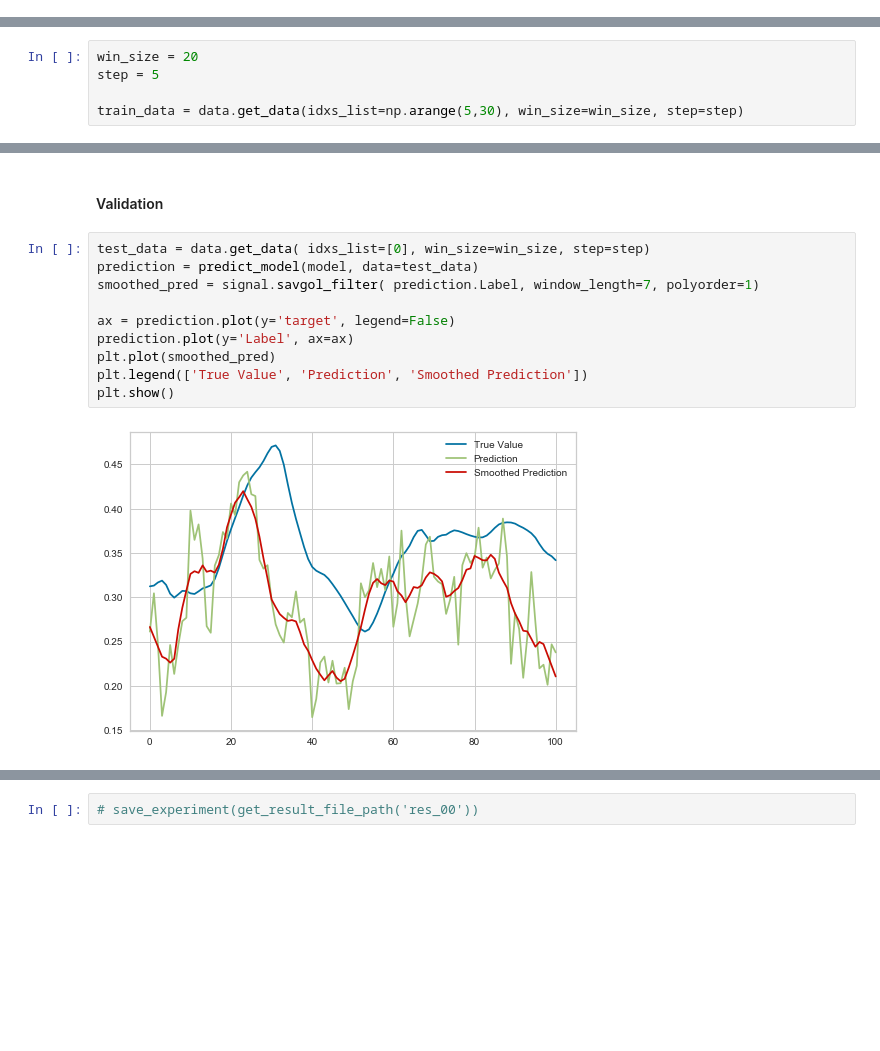
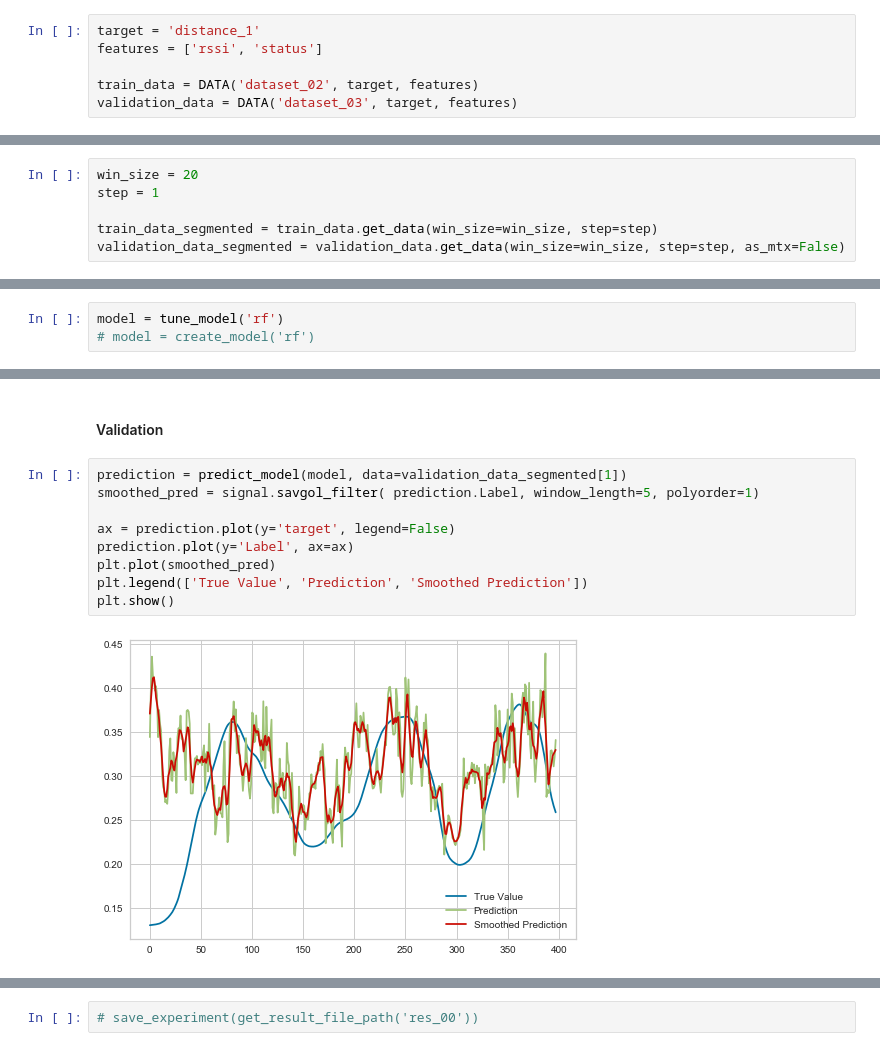
Before and after one commit to negargolestani/kinect_motion_tracking, a Jupyter notebook: regression_ml.ipynb, the cells around one changed output, grey strips where cells are left out. Saved outputs shown, nothing was run; the diff lists cells and outputs as text; blank space fills up the shorter version.

Commit message:
data

```diff
--- a/regression_ml.ipynb
+++ b/regression_ml.ipynb
@@ -66,12 +54,19 @@ data = DATA(
+# %%
+target = 'distance_1'
+features = ['rssi', 'status']
+
+train_data = DATA('dataset_02', target, features)
+validation_data = DATA('dataset_03', target, features)
 # %% [markdown]
 # Regression
 # %% [markdown]
 #### Sliding Window
 # %%
 win_size = 20
-step = 5
+step = 1
 
-train_data = data.get_data(idxs_list=np.arange(5,30), win_size=win_size, step=step)
+train_data_segmented = train_data.get_data(win_size=win_size, step=step)
+validation_data_segmented = validation_data.get_data(win_size=win_size, step=step, as_mtx=False)
 # %% [markdown]
 #### Setup
 # %%
@@ -124,0 +101,3 @@ model = tune_model('gbr')
+# %%
+model = tune_model('rf')
+# model = create_model('rf')
@@ -130,14 +117,13 @@ plot_model(model, plot='error')
 # %% [markdown]
 #### Validation
 # %%
-test_data = data.get_data( idxs_list=[0], win_size=win_size, step=step)
-prediction = predict_model(model, data=test_data)
-smoothed_pred = signal.savgol_filter( prediction.Label, window_length=7, polyorder=1)
+prediction = predict_model(model, data=validation_data_segmented[1])
+smoothed_pred = signal.savgol_filter( prediction.Label, window_length=5, polyorder=1)
 
 ax = prediction.plot(y='target', legend=False)
 prediction.plot(y='Label', ax=ax)
 plt.plot(smoothed_pred)
 plt.legend(['True Value', 'Prediction', 'Smoothed Prediction'])
 plt.show()
 # %% [output]
-[figure, old version]
+[figure, new version]
```
Also changed, not shown: parts of 9 cells of this notebook, 3 other files.
